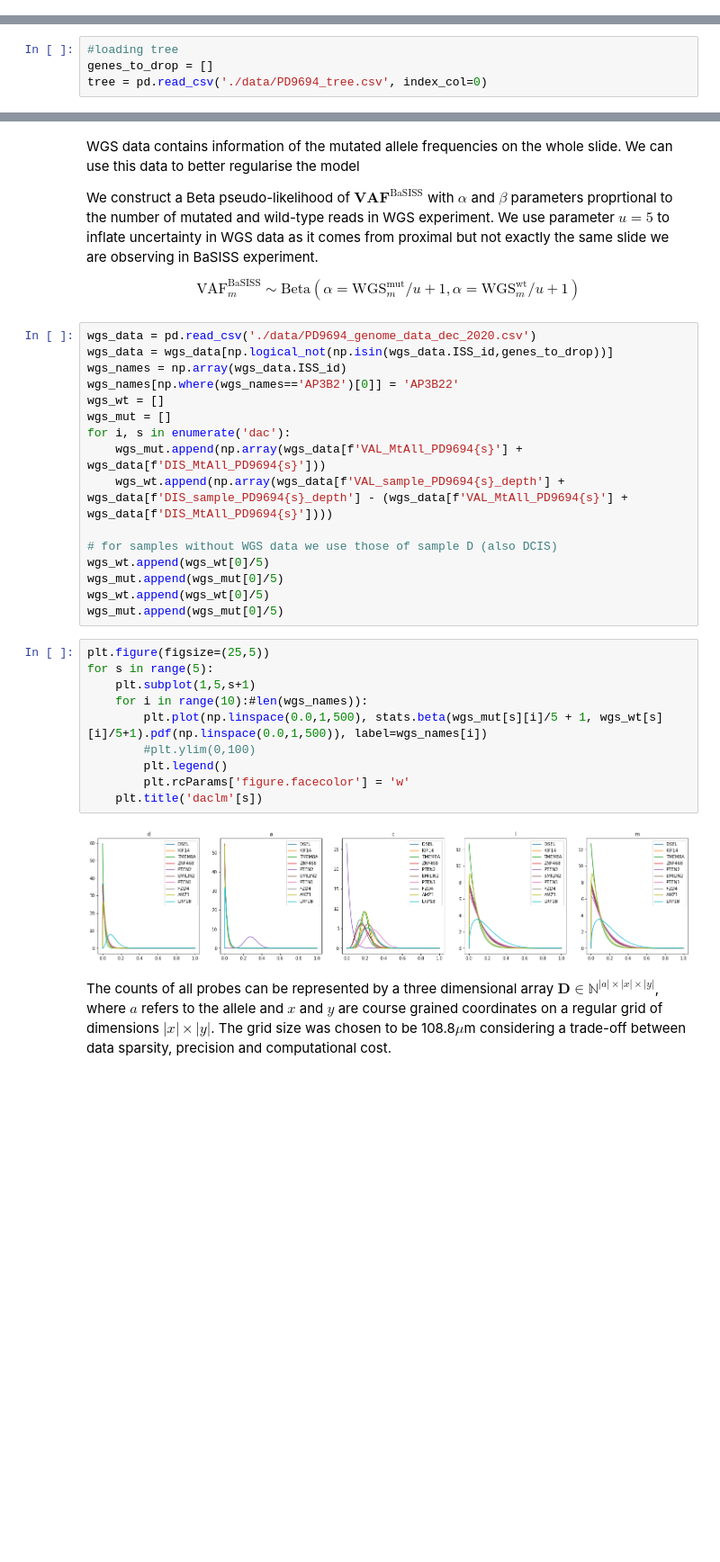
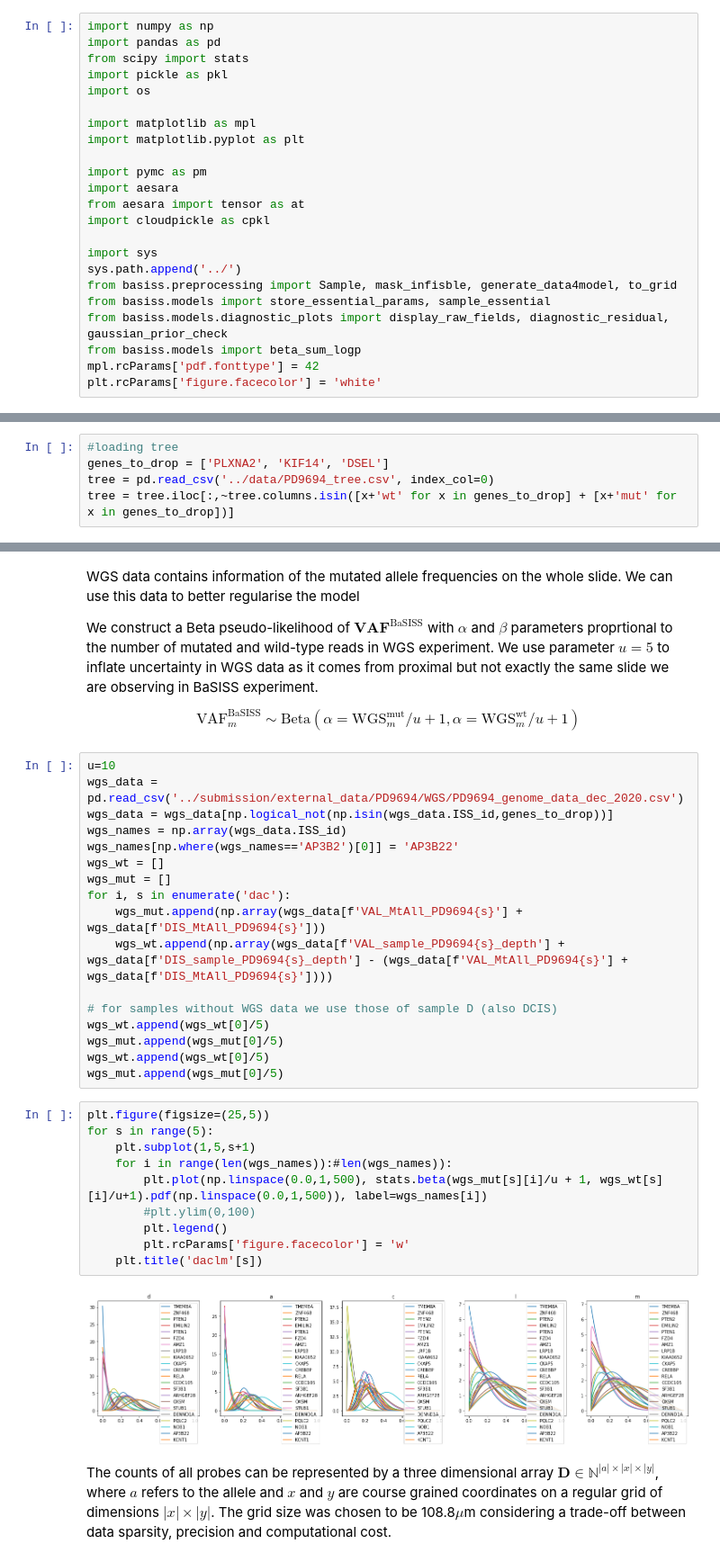
Before and after one commit to gerstung-lab/BaSISS, a Jupyter notebook: notebooks/PD9694_main_analysis.ipynb, the cells around one changed output, grey strips where cells are left out. Shown at 90% size. Cells and saved outputs as stored; diff of their text form; blank space fills up the shorter version.

```diff
--- a/notebooks/PD9694_main_analysis.ipynb
+++ b/notebooks/PD9694_main_analysis.ipynb
@@ -2,0 +1,23 @@ from basiss.pile_of_code import *
+# %%
+import numpy as np
+import pandas as pd
+from scipy import stats
+import pickle as pkl
+import os
+
+import matplotlib as mpl
+import matplotlib.pyplot as plt
+
+import pymc as pm
+import aesara
+from aesara import tensor as at
+import cloudpickle as cpkl
+
+import sys
+sys.path.append('../')
+from basiss.preprocessing import Sample, mask_infisble, generate_data4model, to_grid
+from basiss.models import store_essential_params, sample_essential
+from basiss.models.diagnostic_plots import display_raw_fields, diagnostic_residual, gaussian_prior_check
+from basiss.models import beta_sum_logp
+mpl.rcParams['pdf.fonttype'] = 42
+plt.rcParams['figure.facecolor'] = 'white'
@@ -17,8 +39,9 @@ val_sample_list = saved_lists['val_sample_list']
 The genotype matrix $\mathbf{G}$ contains the number of each allelic copy in each clone $s$. $\mathbf{G}$ is a matrix representation of the underlying phylogenetic tree and provides the instructions of the allelic configuration in each branch of the tree.
 # %%
 #loading tree
-genes_to_drop = []
-tree = pd.read_csv('./data/PD9694_tree.csv', index_col=0)
+genes_to_drop = ['PLXNA2', 'KIF14', 'DSEL']
+tree = pd.read_csv('../data/PD9694_tree.csv', index_col=0)
+tree = tree.iloc[:,~tree.columns.isin([x+'wt' for x in genes_to_drop] + [x+'mut' for x in genes_to_drop])]
 # %%
 #adding 2 wt classes
 M = np.array(tree.iloc[:-1])
@@ -34,7 +57,8 @@ We construct a Beta pseudo-likelihood of $\mathbf{VAF}^{\text{BaSISS}}$ with $\a
 
 $$\text{VAF}^{\text{BaSISS}}_m \sim \mathrm{Beta}(\alpha=\text{WGS}^\text{mut}_m / u + 1, \alpha=\text{WGS}^\text{wt}_m / u + 1)$$
 # %%
-wgs_data = pd.read_csv('./data/PD9694_genome_data_dec_2020.csv')
+u=10
+wgs_data = pd.read_csv('../submission/external_data/PD9694/WGS/PD9694_genome_data_dec_2020.csv')
 wgs_data = wgs_data[np.logical_not(np.isin(wgs_data.ISS_id,genes_to_drop))]
 wgs_names = np.array(wgs_data.ISS_id)
 wgs_names[np.where(wgs_names=='AP3B2')[0]] = 'AP3B22'
@@ -52,15 +76,15 @@ wgs_mut.append(wgs_mut[0]/5)
 # %%
 plt.figure(figsize=(25,5))
 for s in range(5):
     plt.subplot(1,5,s+1)
-    for i in range(10):#len(wgs_names)):
-        plt.plot(np.linspace(0.0,1,500), stats.beta(wgs_mut[s][i]/5 + 1, wgs_wt[s][i]/5+1).pdf(np.linspace(0.0,1,500)), label=wgs_names[i])
+    for i in range(len(wgs_names)):#len(wgs_names)):
+        plt.plot(np.linspace(0.0,1,500), stats.beta(wgs_mut[s][i]/u + 1, wgs_wt[s][i]/u+1).pdf(np.linspace(0.0,1,500)), label=wgs_names[i])
         #plt.ylim(0,100)
         plt.legend()
         plt.rcParams['figure.facecolor'] = 'w'
     plt.title('daclm'[s])
 # %% [output]
-[figure, old version]
+[figure, new version]
 # %% [markdown]
 The counts of all probes can be represented by a three dimensional array $\mathbf{D} \in \mathbb{N}^{|a|\times |x| \times |y|}$, where $a$ refers to the allele and $x$ and $y$ are course grained coordinates on a regular grid of dimensions $|x| \times |y|$. The grid size was chosen to be  108.8$\mu$m considering a trade-off between data sparsity, precision and computational cost.
 # %%
```
Also changed, not shown: parts of 105 cells of this notebook, 1 other file.
